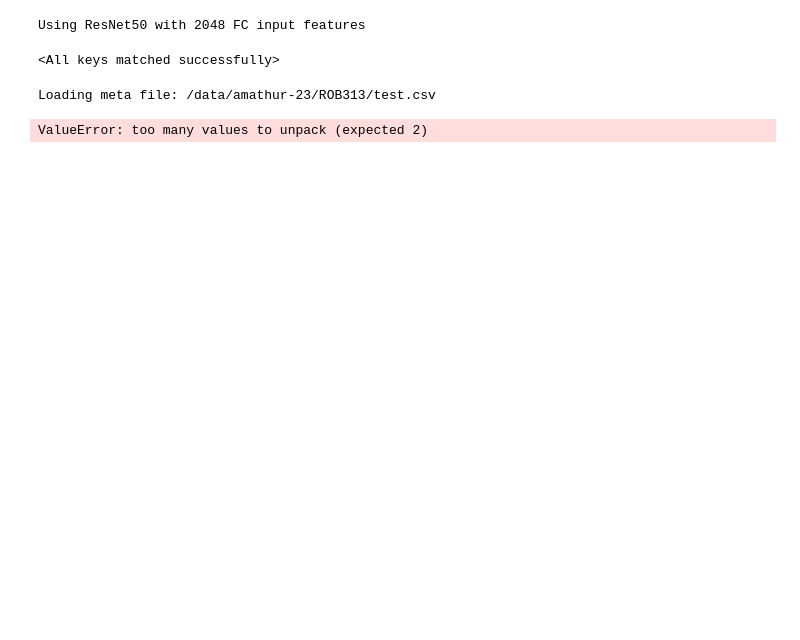
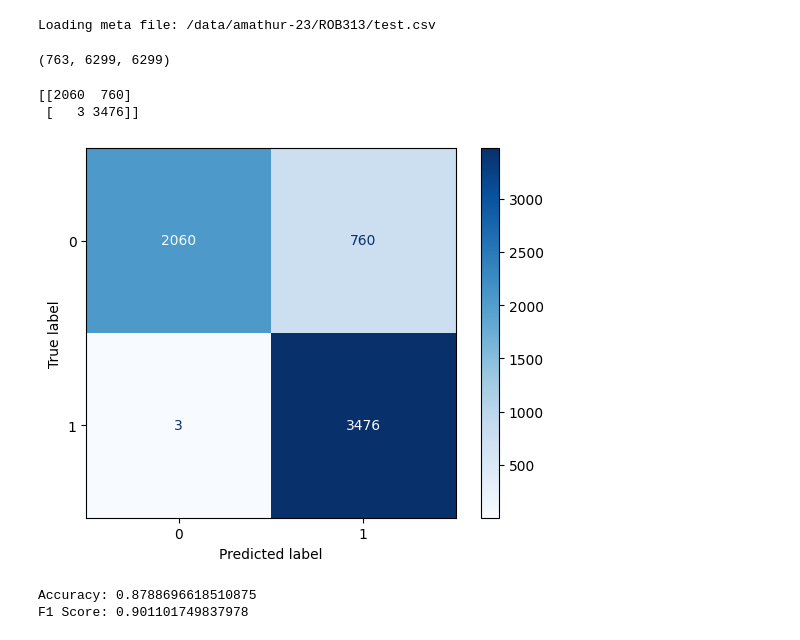
Before and after one commit to abhaydmathur/Wildfire, a Jupyter notebook: src/error_analysis.ipynb, the cells around one changed output. Saved outputs shown, nothing was run; the diff lists cells and outputs as text; code cells hidden in the pictures; blank space fills up the shorter version.

```diff
--- a/src/error_analysis.ipynb
+++ b/src/error_analysis.ipynb
@@ -16,9 +22,3 @@ Using ResNet50 with 2048 FC input features
-# %%
-model = ResNetBinaryClassifier(backbone='resnet101')
-model.load_state_dict(torch.load(projection_path))
-# %% [output]
-Using ResNet50 with 2048 FC input features
-<All keys matched successfully>
 # %%
 from utils.datasets import WildfireDataset
 
@@ -31,9 +31,11 @@ Loading meta file: /data/amathur-23/ROB313/test.csv
 import numpy as np
 
 import matplotlib.pyplot as plt
+from tqdm import tqdm
 
 # Set the model to evaluation mode
 model.eval()
+
 
 # Function to show an image
 def imshow(img):
@@ -42,17 +44,61 @@ def imshow(img):
     plt.imshow(np.transpose(npimg, (1, 2, 0)))
     plt.show()
 
+
 # Iterate over the data in the loader
-for images, labels in loader:
-    outputs = model(images)
+
+all_preds = []
+all_labels = []
+all_mid_ids = []
+
+
+for batch in tqdm(loader):
+    images = batch["image"]
+    labels = batch["label"]
+    with torch.no_grad():
+        outputs = model(images.to(device))
     preds = torch.round(torch.sigmoid(outputs)).squeeze()
 
+    preds = preds.detach().cpu().numpy()
+    labels = labels.detach().cpu().numpy()
+
+    all_preds.extend(preds)
+    all_labels.extend(labels)
+
     # Find indices where prediction does not match the label
-    mismatch_indices = (preds != labels).nonzero(as_tuple=True)[0]
-
-    # Show images where prediction does not match the label
-    for idx in mismatch_indices:
-        imshow(images[idx])
-        print(f"Prediction: {preds[idx].item()}, Label: {labels[idx].item()}")
+    mismatch_indices = (preds != labels).nonzero()[0]
+    all_mid_ids.extend(mismatch_indices)
-# %% [output]
-ValueError: too many values to unpack (expected 2)
+# %%
+len(all_mid_ids), len(all_labels), len(all_preds)
+# %% [output]
+(763, 6299, 6299)
+# %%
+import numpy as np
+import matplotlib.pyplot as plt
+from sklearn.metrics import confusion_matrix, ConfusionMatrixDisplay
+
+
+# Compute confusion matrix
+cm = confusion_matrix(all_labels, all_preds)
+
+print(cm)
+# %% [output]
+[[2060  760]
+ [   3 3476]]
+# %%
+disp = ConfusionMatrixDisplay(confusion_matrix=cm)
+disp.plot(cmap=plt.cm.Blues)
+plt.show()
+# %% [output]
+[figure, added]
+# %%
+from sklearn.metrics import f1_score
+
+accuracy = np.sum(np.array(all_labels) == np.array(all_preds)) / len(all_labels)
+print(f"Accuracy: {accuracy}")
+
+f1 = f1_score(all_labels, all_preds)
+print(f"F1 Score: {f1}")
+# %% [output]
+Accuracy: 0.8788696618510875
+F1 Score: 0.901101749837978
```
Also changed, not shown: parts of 3 cells of this notebook, 12 other files.
